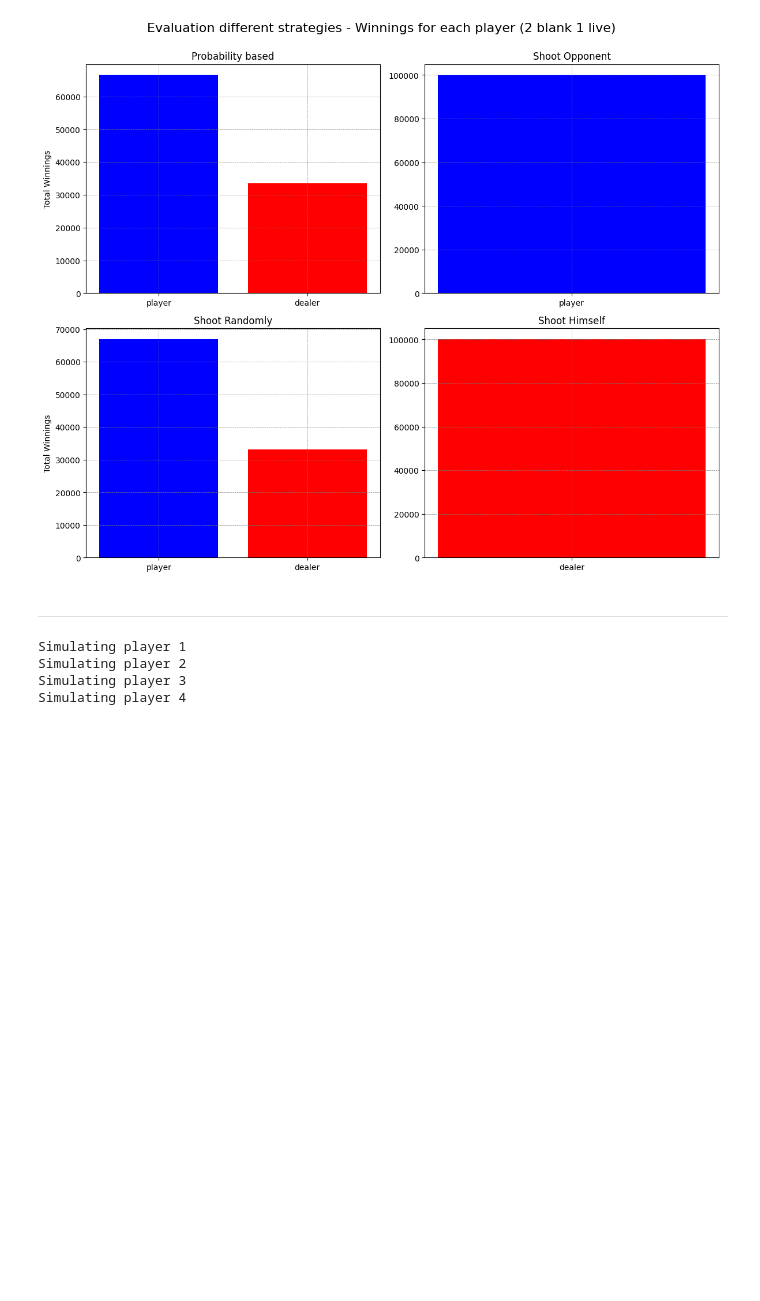
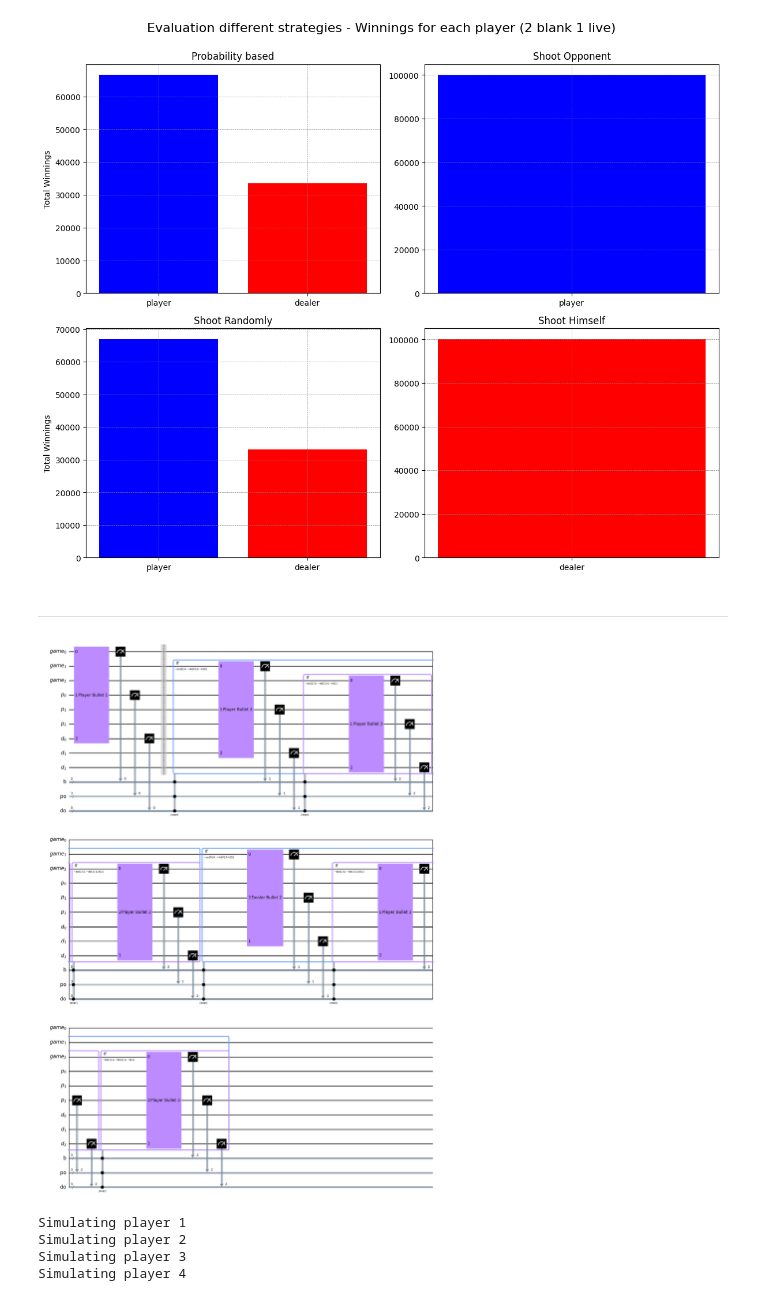
Before and after one commit to Dpbm/qbuck, a Jupyter notebook: buckshot-roulette.ipynb, the cells around one changed output. Drawn from its saved outputs; the diff is of its cells as text; code cells hidden in the pictures; blank space fills up the shorter version.

Commit message:
dynamic circuit approach

```diff
--- a/buckshot-roulette.ipynb
+++ b/buckshot-roulette.ipynb
@@ -225,9 +228,10 @@ plt.show()
 # %%
 def player1(total_bullets:int, amount_of_live_shells:int):
     prob_of_live_shell = amount_of_live_shells/total_bullets
-
+    op = XGate().to_mutable()
     if(prob_of_live_shell < 0.5):
-        return IGate()
-    return XGate()
+        op = IGate().to_mutable()
+    op.label = "P1"
+    return op
 # %%
 def player2(total_bullets:int, amount_of_live_shells:int):
@@ -243,11 +253,15 @@ def player4(total_bullets:int, amount_of_live_shells:int):
 # %%
 def dealer(total_bullets:int, amount_of_live_shells:int):
+    op = IGate().to_mutable()
     if(random.random() <= 0.5):
-        return XGate()
-    return IGate()
+        op = XGate().to_mutable()
+    op.label = "D"
+    return op
 # %%
 def gun(total_bullets:int, amount_of_live_shells:int):
     theta = 2*np.arcsin(np.sqrt(amount_of_live_shells/total_bullets))
-    return RYGate(theta)
+    op = RYGate(theta).to_mutable()
+    op.label = "GUN"
+    return op
 # %%
 def buckshot_roulette(player, dealer, gun, total_bullets:int=3, live_shells:int=1):
@@ -333,9 +357,10 @@ def buckshot_roulette(player, dealer, gun, total_bullets:int=3, live_shells:int=
 
     return qc
 # %%
-for i,player in enumerate((player1, player2, player3, player4)):
-    qc = buckshot_roulette(player, dealer, gun)
-    qc.draw('mpl', style="clifford", filename="quantum-buckshot-roulette-player-strategy-%d.png"%(i+1))
+qc = buckshot_roulette(player1, dealer, gun)
+qc.draw('mpl', style="clifford", filename="quantum-buckshot-roulette-circuit.png")
+# %% [output]
+[figure, added]
 # %%
 sim = AerSimulator()
 sampler = SamplerV2()
```
Also changed, not shown: parts of 9 cells of this notebook, 8 other files.
